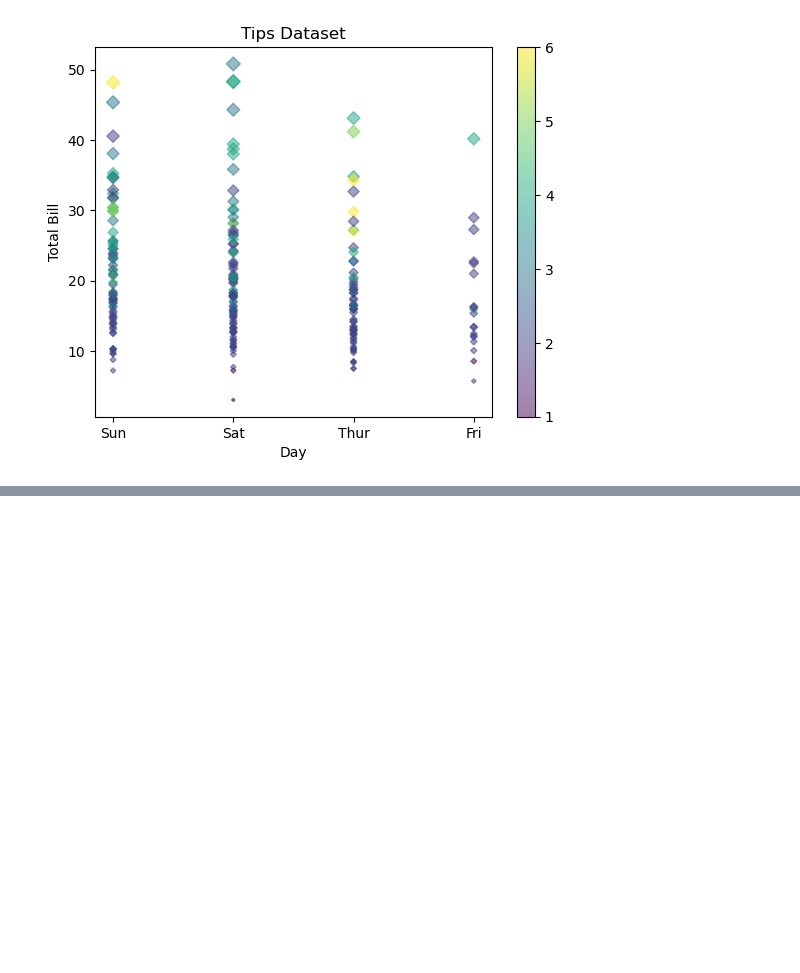
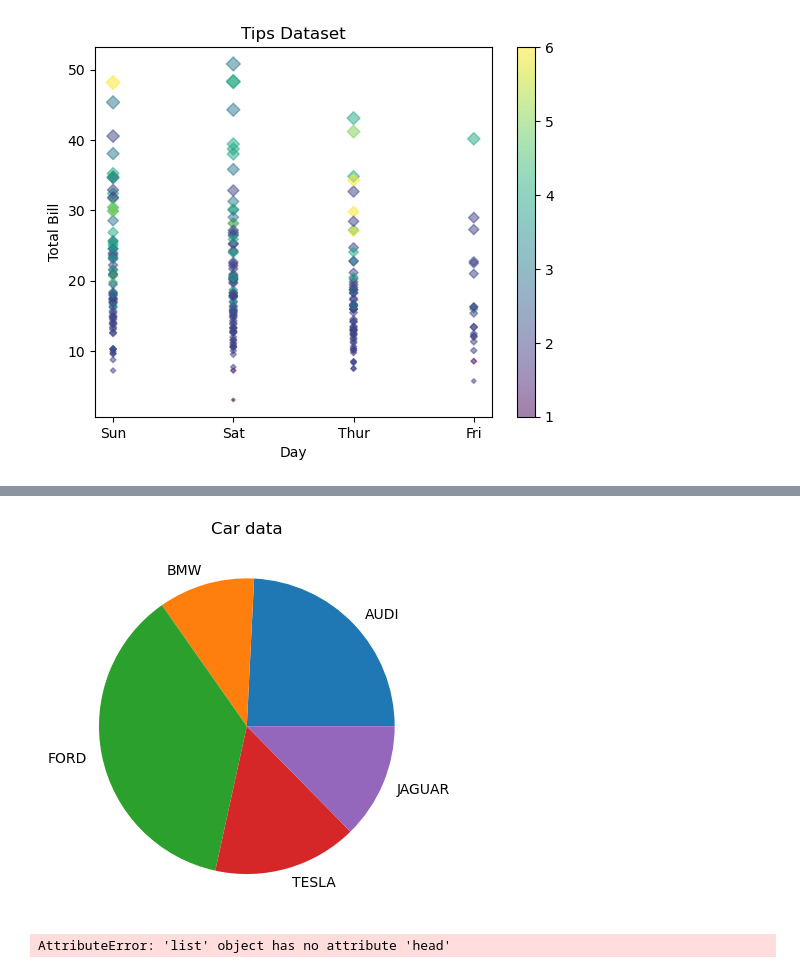
Before and after one commit to TurmaeUrsorum/belajar-piton, a Jupyter notebook: 20. Data Visualization Type/data_visualisasi.ipynb, the cells around one changed output, grey strips where cells are left out. Cells and saved outputs as stored; diff of their text form; code cells hidden in the pictures; blank space fills up the shorter version.

Commit message:
mantap nyo ini visualisasi data

```diff
--- a/20. Data Visualization Type/data_visualisasi.ipynb
+++ b/20. Data Visualization Type/data_visualisasi.ipynb
@@ -653,0 +726,25 @@ plt.show()
+# %%
+import matplotlib.pyplot as plt
+import pandas as pd
+
+# Reading the tips.csv file
+data = pd.read_csv('tips.csv')
+
+# initializing the data
+cars = ['AUDI', 'BMW', 'FORD',
+		'TESLA', 'JAGUAR',]
+data = [23, 10, 35, 15, 12]
+
+# plotting the data
+plt.pie(data, labels=cars)
+
+# Adding title to the plot
+plt.title("Car data")
+
+plt.show()
+# %% [output]
+[figure, added]
+# %%
+data.head()
+# %% [output]
+AttributeError: 'list' object has no attribute 'head'
```
Also changed, not shown: parts of 4 cells of this notebook, 2 other files.
